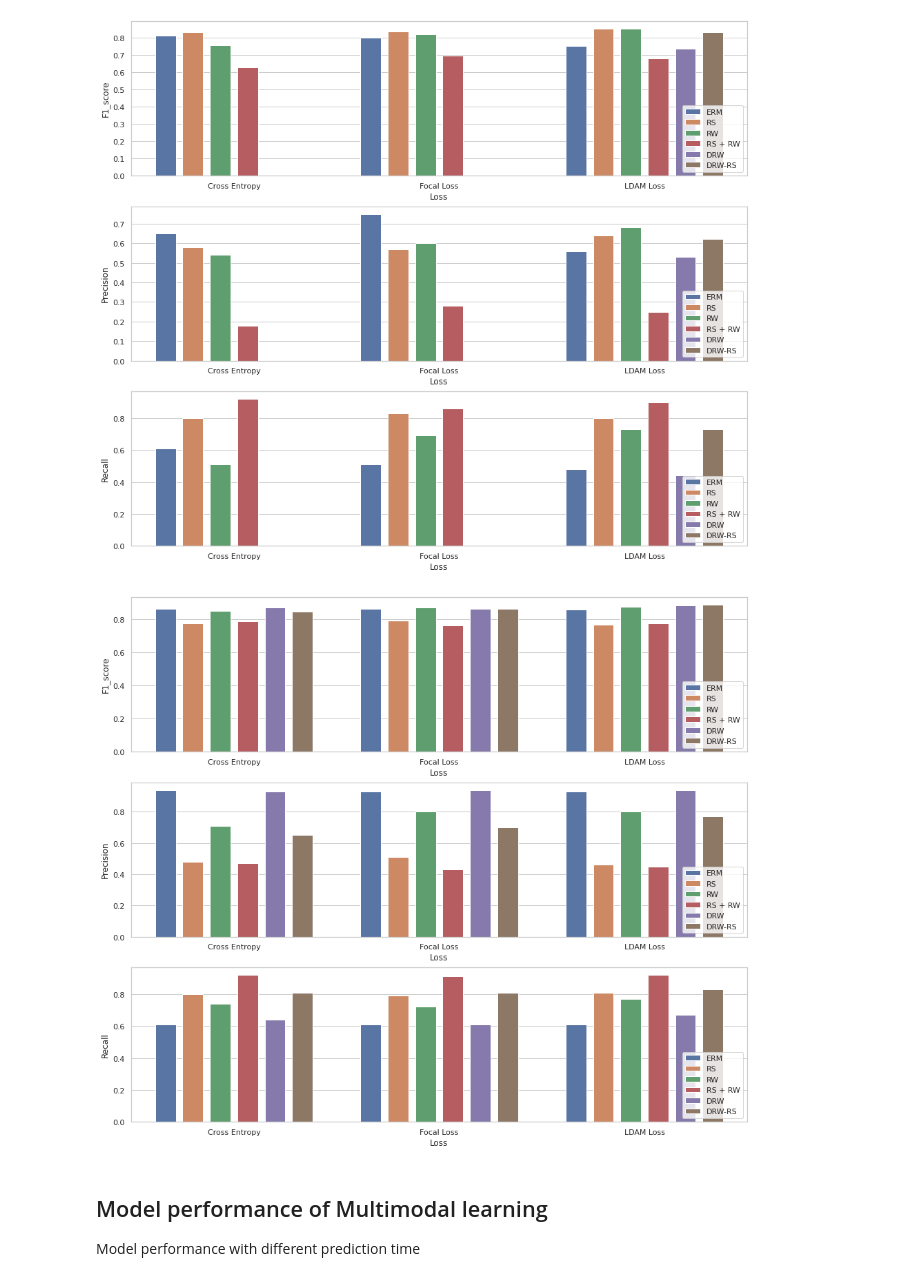
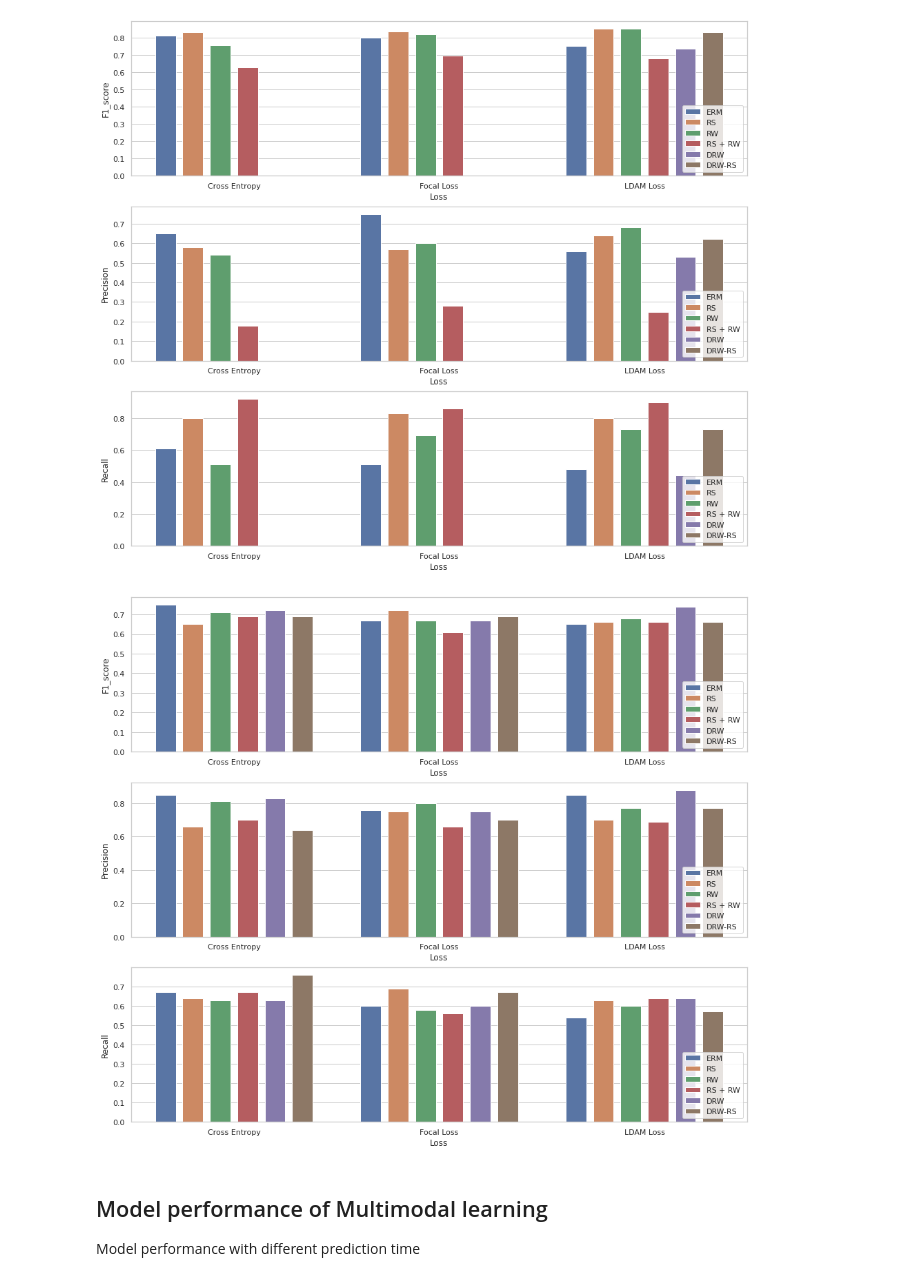
Before and after one commit to ZINZINBIN/Disruption-Prediciton-based-on-Multimodal-Deep-Learning, a Jupyter notebook: analysis/analysis_model_performance.ipynb, the cells around one changed output. Drawn from its saved outputs; the diff is of its cells as text; code cells hidden in the pictures.

```diff
--- a/analysis/analysis_model_performance.ipynb
+++ b/analysis/analysis_model_performance.ipynb
@@ -1480,7 +1500,8 @@ algorithm_list = ['ERM', 'RS', 'RW', 'RS + RW', 'DRW', 'DRW-RS'] + \
 loss_list = ['Cross Entropy'] * 6 + \
         ['Focal Loss'] * 6 + \
         ['LDAM Loss'] * 6
-
+'''
+# old version : 2022
 f1_list = [0.861, 0.776, 0.851, 0.788, 0.871, 0.848] + \
     [0.861, 0.79, 0.870, 0.761, 0.863, 0.863] + \
     [0.859, 0.767, 0.876, 0.774, 0.882, 0.888]
@@ -1492,6 +1513,21 @@ pre_list = [0.94,0.48,0.71,0.47,0.93,0.65] + \
 rec_list = [0.61,0.80,0.74,0.92,0.64,0.81] + \
     [0.61,0.79,0.72,0.91,0.61,0.81] + \
     [0.61,0.81,0.77,0.92,0.67,0.83]
+'''
+
+# new version : 2023
+f1_list = [0.75, 0.65, 0.71, 0.69, 0.72, 0.69] + \
+    [0.67, 0.72, 0.67, 0.61, 0.67, 0.69] + \
+    [0.65, 0.66, 0.68, 0.66, 0.74, 0.66]
+
+pre_list = [0.85,0.66,0.81,0.70,0.83,0.64] + \
+    [0.76,0.75,0.80,0.66,0.75,0.70] + \
+    [0.85,0.70,0.77,0.69,0.88,0.77]
+
+rec_list = [0.67,0.64,0.63,0.67,0.63,0.76] + \
+    [0.60,0.69,0.58,0.56,0.60,0.67] + \
+    [0.54,0.63,0.60,0.64,0.64,0.57]
+
 
 df_exp_algorithm = pd.DataFrame({
     "Loss" : loss_list,
@@ -1509,34 +1545,34 @@ fig, ax = plt.subplots(3,1,figsize = (16,14))
 # F1 score plot
 sns.barplot(data = df_exp_algorithm, x = 'Loss', y = 'F1_score', hue = 'algorithm', ax = ax[0])
 ax[0].legend(loc ='lower right')
 
 for bar in ax[0].patches:
     x = bar.get_x() # 막대 좌측 하단 x 좌표
     old_width = bar.get_width() # 기존 막대 폭
     bar.set_width(width) # 폭변경
     bar.set_x(x+(old_width-width)/2) # 막대 좌측 하단 x 좌표 업데이트
 
 # Precision plot
 sns.barplot(data = df_exp_algorithm, x = 'Loss', y = 'Precision', hue = 'algorithm', ax = ax[1])
 ax[1].legend(loc ='lower right')
 
 for bar in ax[1].patches:
     x = bar.get_x() # 막대 좌측 하단 x 좌표
     old_width = bar.get_width() # 기존 막대 폭
     bar.set_width(width) # 폭변경
     bar.set_x(x+(old_width-width)/2) # 막대 좌측 하단 x 좌표 업데이트
 
 # Recall plot
 sns.barplot(data = df_exp_algorithm, x = 'Loss', y = 'Recall', hue = 'algorithm', ax = ax[2])
 ax[2].legend(loc ='lower right')
 
 for bar in ax[2].patches:
     x = bar.get_x() # 막대 좌측 하단 x 좌표
     old_width = bar.get_width() # 기존 막대 폭
     bar.set_width(width) # 폭변경
     bar.set_x(x+(old_width-width)/2) # 막대 좌측 하단 x 좌표 업데이트
 # %% [output]
-[figure, old version]
+[figure, new version]
 # %% [markdown]
 ## Model performance of Multimodal learning
 Model performance with different prediction time
```
Also changed, not shown: parts of 5 cells of this notebook, 20 other files.
